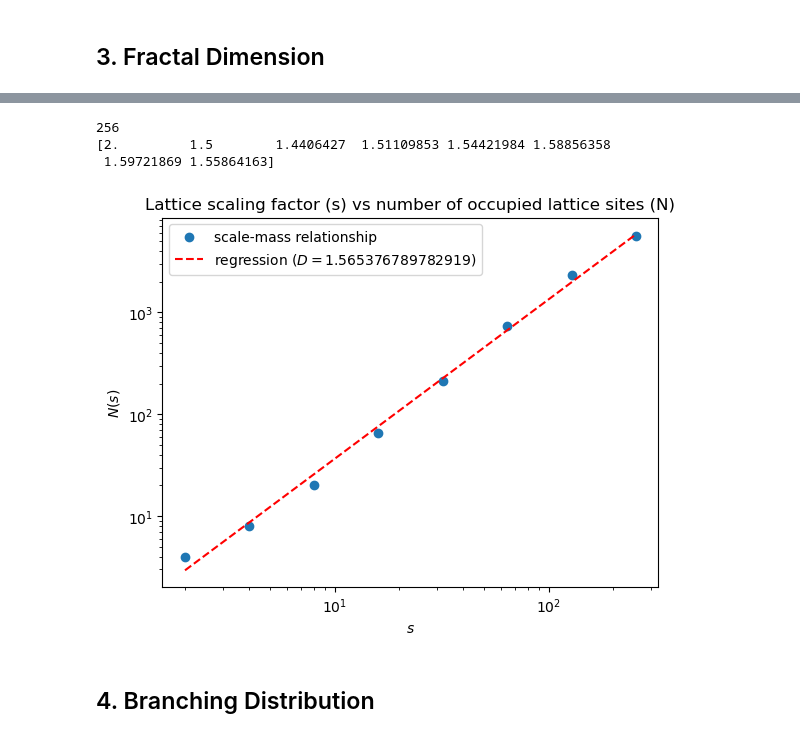
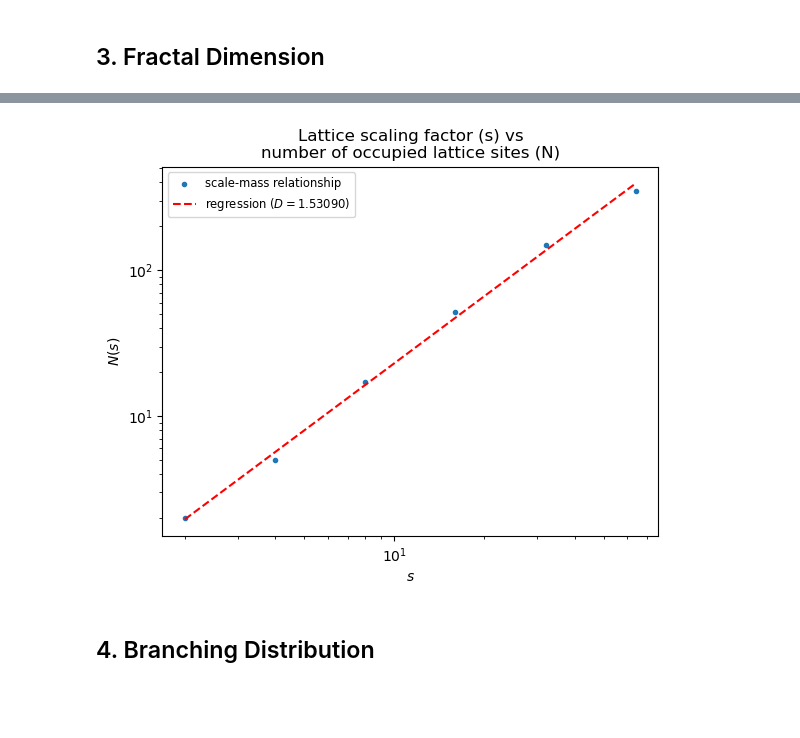
Before and after one commit to mboyan/complex-system-simulation, a Jupyter notebook: Project/Code/ProjectNotebook.ipynb, the cells around one changed output, grey strips where cells are left out. Cells and saved outputs as stored; diff of their text form; code cells hidden in the pictures; blank space fills up the shorter version.

Commit message:
Simulations adapted for multi-seed

```diff
--- a/Project/Code/ProjectNotebook.ipynb
+++ b/Project/Code/ProjectNotebook.ipynb
@@ -27,21 +27,18 @@ reload(dm)
 # %%
 # Time / space parameters
-size = 256
-steps = 5000
+size = 64
+steps = 1000
 
 # Environment parameters
 Moore = False
 obstacle = None
-# drift_vec = [0, 0, -1]
-# sun_vec = [0, 0, -1]
-# periodic = (False, False, False)
 drift_vec = [0, -1]
 sun_vec = [0, -1]
 periodic = (False, False)
+n_seeds = 1
 
 # Initialize lattice
-seeds = np.array([(int(size/2), 0)])
-# seeds = np.array([(int(size/2), int(size/2), 0)])
+seeds = dm.init_seeds_bottom(size, n_seeds)
 lattice = dm.init_lattice(size, seeds)
 
 # Initialize obstacle lattice
@@ -93,15 +89,9 @@ reload(vt)
 # %%
-print(current_lattice.shape[0])
-fractal_dims, scales, n_boxes, coeffs = csm.fractal_dimension_clusters(current_lattice)
-
-print(fractal_dims)
+fractal_dims, scales, n_boxes, coeffs = csm.fractal_dimension_clusters(current_lattice, fit=True)
 
 vt.plot_fractal_dimension(scales, n_boxes, coeffs)
 # %% [output]
-256
-[2.         1.5        1.4406427  1.51109853 1.54421984 1.58856358
- 1.59721869 1.55864163]
-[figure, old version]
+[figure, new version]
 # %% [markdown]
 ## 4. Branching Distribution
 # %%
```
Also changed, not shown: parts of 12 cells of this notebook, 4 other files.
